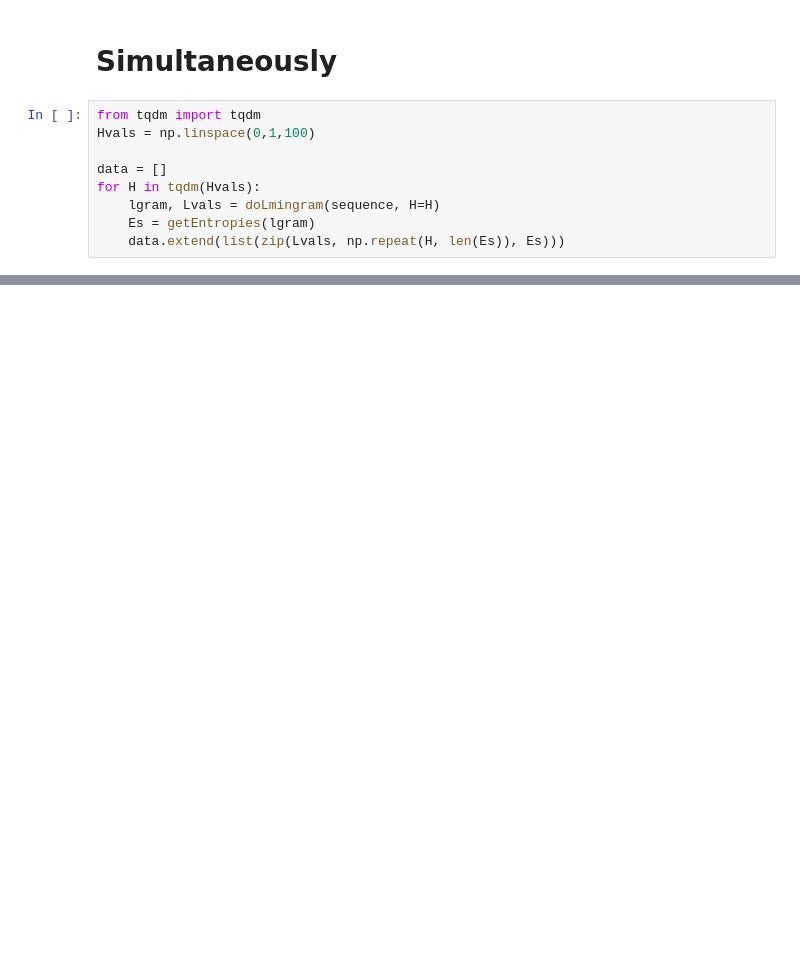
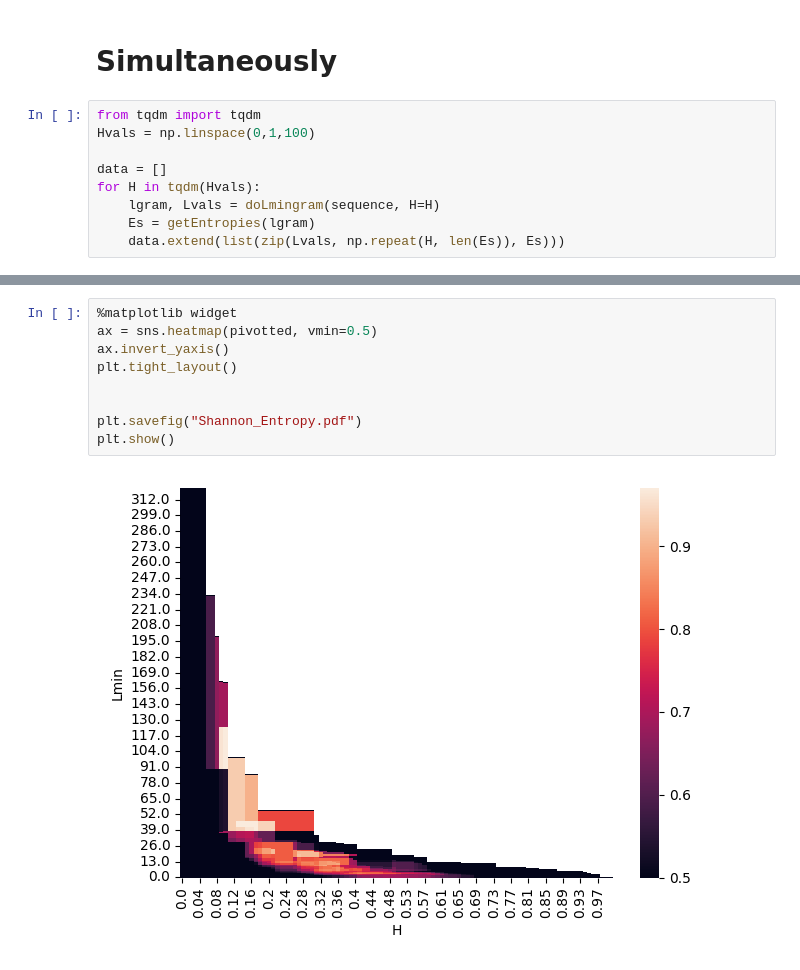
Before and after one commit to BranniganLab/blobulator, a Jupyter notebook: examples/parameter_scan.ipynb, the cells around one changed output, grey strips where cells are left out. Drawn from its saved outputs; the diff is of its cells as text; blank space fills up the shorter version.

```diff
--- a/examples/parameter_scan.ipynb
+++ b/examples/parameter_scan.ipynb
@@ -150,0 +150,11 @@ plt.show()
+# %%
+%matplotlib widget
+ax = sns.heatmap(pivotted, vmin=0.5)
+ax.invert_yaxis()
+plt.tight_layout()
+
+
+plt.savefig("Shannon_Entropy.pdf")
+plt.show()
+# %% [output]
+[figure, added]
```
Also changed, not shown: parts of 11 cells of this notebook.
